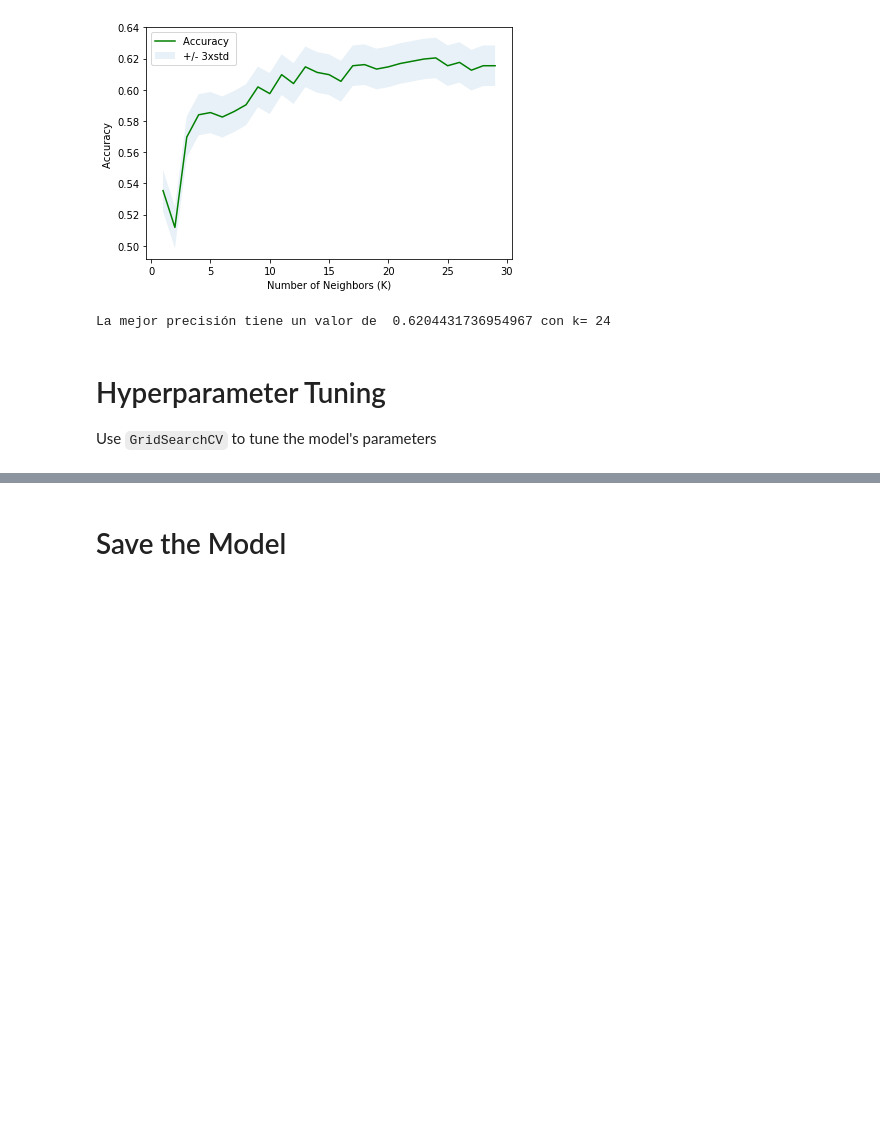
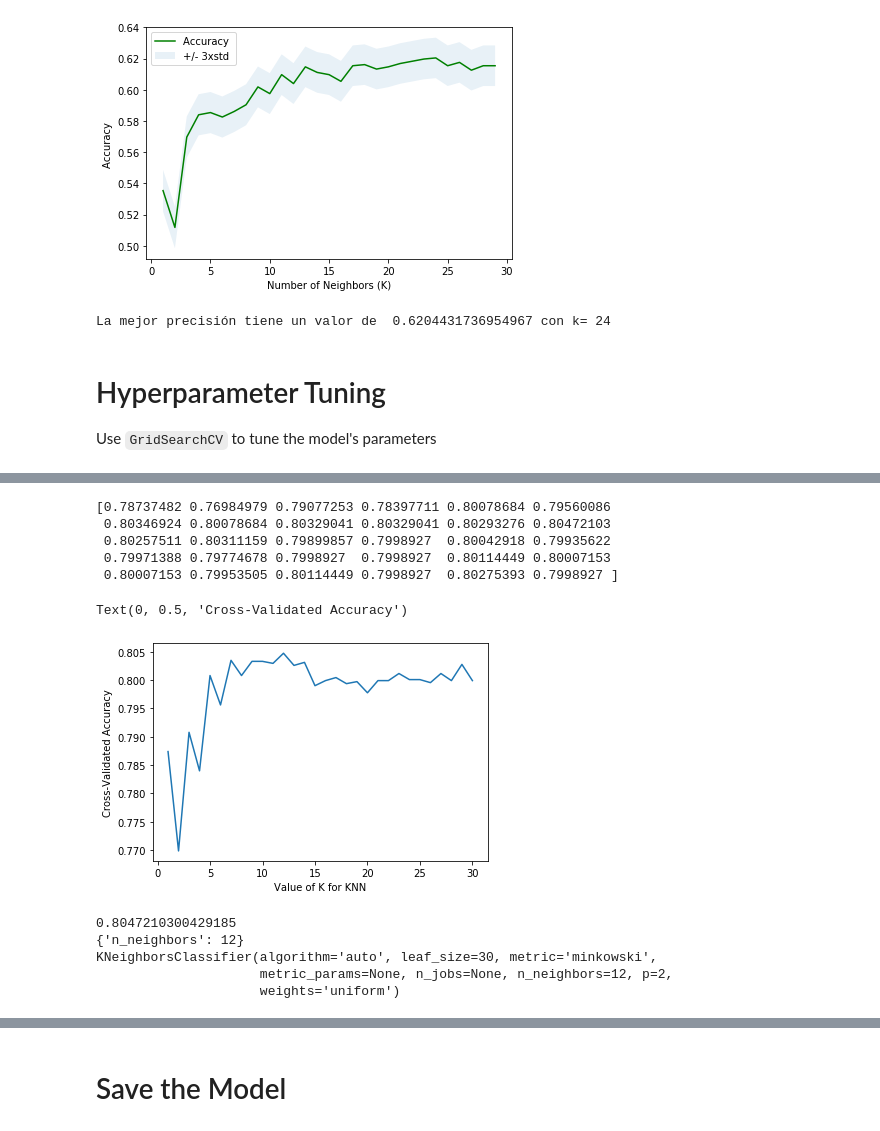
Before and after one commit to Adriana-Avalos-Vargas/machine-learning-challenge, a Jupyter notebook: model_1_AAV.ipynb, the cells around one changed output, grey strips where cells are left out. Saved outputs shown, nothing was run; the diff lists cells and outputs as text; code cells hidden in the pictures; blank space fills up the shorter version.

Commit message:
models2

```diff
--- a/model_1_AAV.ipynb
+++ b/model_1_AAV.ipynb
@@ -328,0 +322,13 @@ print(grid2.best_score_)
+# %%
+from sklearn.model_selection import GridSearchCV
+# Create the GridSearchCV model
+# define the parameter values that should be searched
+k_range = list(range(1, 31))
+# %%
+# create a parameter grid: map the parameter names to the values that should be searched
+# simply a python dictionary
+# key: parameter name
+# value: list of values that should be searched for that parameter
+# single key-value pair for param_grid
+param_grid = dict(n_neighbors=k_range)
+print(param_grid)
@@ -328,0 +337,5 @@ print(grid2.best_score_)
+# %%
+# instantiate and fit the grid
+# # instantiate the grid
+grid = GridSearchCV(neigh, param_grid, cv=10, scoring='accuracy')
+grid.fit(X_train_s, y_train)
@@ -328,0 +376,27 @@ print(grid2.best_score_)
+# %%
+# list comprehension to loop through grid.grid_scores
+grid_mean_scores = grid.cv_results_['mean_test_score']
+print(grid_mean_scores)
+# %% [output]
+[0.78737482 0.76984979 0.79077253 0.78397711 0.80078684 0.79560086
+ 0.80346924 0.80078684 0.80329041 0.80329041 0.80293276 0.80472103
+ 0.80257511 0.80311159 0.79899857 0.7998927  0.80042918 0.79935622
+ 0.79971388 0.79774678 0.7998927  0.7998927  0.80114449 0.80007153
+ 0.80007153 0.79953505 0.80114449 0.7998927  0.80275393 0.7998927 ]
+# %%
+plt.plot(k_range, grid_mean_scores)
+plt.xlabel('Value of K for KNN')
+plt.ylabel('Cross-Validated Accuracy')
+# %% [output]
+Text(0, 0.5, 'Cross-Validated Accuracy')
+[figure, added]
+# %%
+print(grid.best_score_)
+print(grid.best_params_)
+print(grid.best_estimator_)
+# %% [output]
+0.8047210300429185
+{'n_neighbors': 12}
+KNeighborsClassifier(algorithm='auto', leaf_size=30, metric='minkowski',
+                     metric_params=None, n_jobs=None, n_neighbors=12, p=2,
+                     weights='uniform')
```
Also changed, not shown: parts of 9 cells of this notebook, 1 other file.
